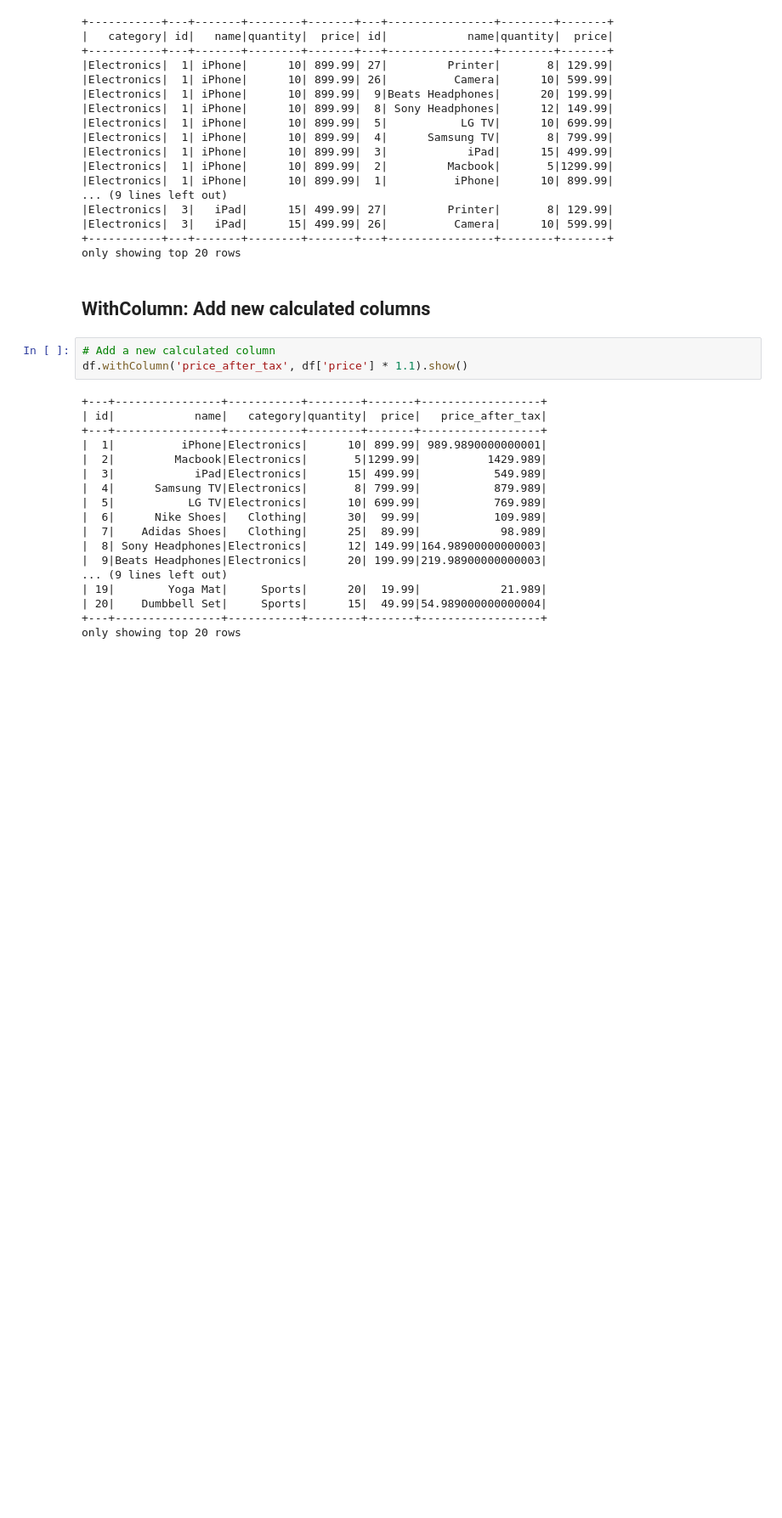
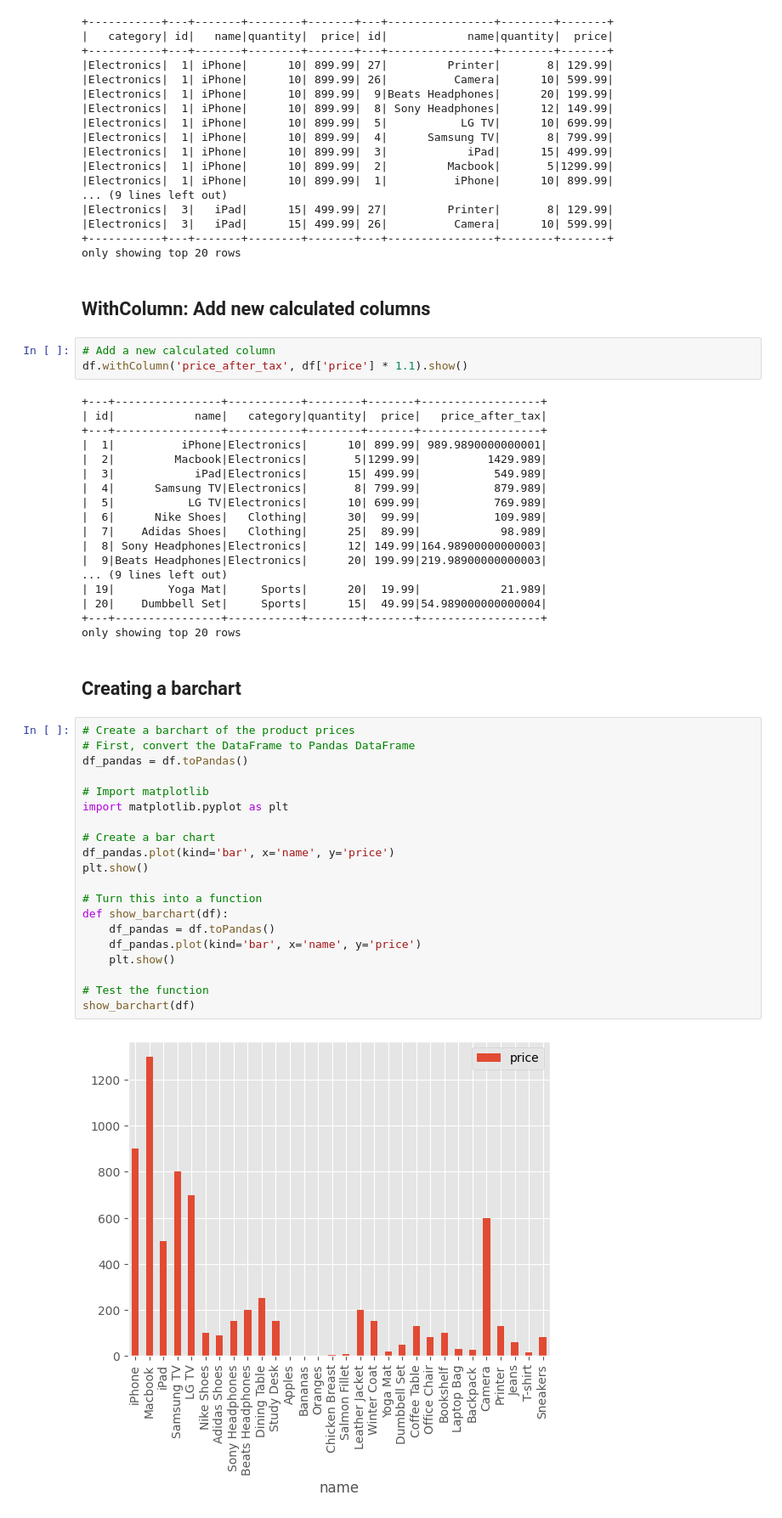
Before and after one commit to CleveritDemo/gh-copilot-adoption-data-engineers, a Jupyter notebook: notebooks/DataFrame-Operations.ipynb, the cells around one changed output. Shown at 85% size. Saved outputs shown, nothing was run; the diff lists cells and outputs as text; blank space fills up the shorter version.

Commit message:
Adding matplotlib

```diff
--- a/notebooks/DataFrame-Operations.ipynb
+++ b/notebooks/DataFrame-Operations.ipynb
@@ -318,3 +337,27 @@ df.withColumn('price_after_tax', df['price'] * 1.1).show()
 | 20|    Dumbbell Set|     Sports|      15|  49.99|54.989000000000004|
 +---+----------------+-----------+--------+-------+------------------+
 only showing top 20 rows
+# %% [markdown]
+## Creating a barchart
+# %%
+# Create a barchart of the product prices
+# First, convert the DataFrame to Pandas DataFrame
+df_pandas = df.toPandas()
+
+# Import matplotlib
+import matplotlib.pyplot as plt
+
+# Create a bar chart
+df_pandas.plot(kind='bar', x='name', y='price')
+plt.show()
+
+# Turn this into a function
+def show_barchart(df):
+    df_pandas = df.toPandas()
+    df_pandas.plot(kind='bar', x='name', y='price')
+    plt.show()
+
+# Test the function
+show_barchart(df)
+# %% [output]
+[figure, added]
```
Also changed, not shown: parts of 4 cells of this notebook, 2 other files.
